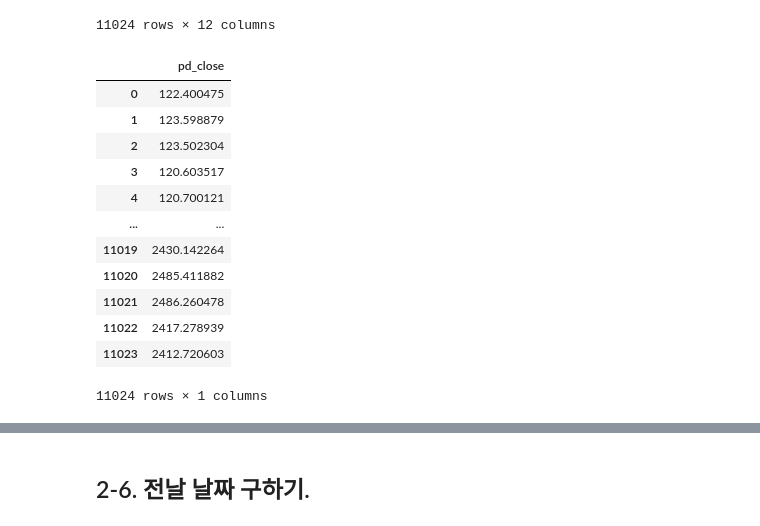
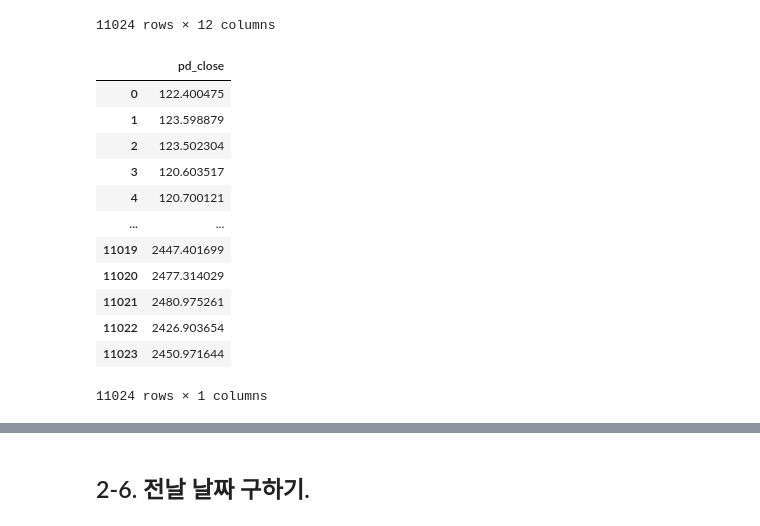
Before and after one commit to NohJeongKim/dacon-kospi, a Jupyter notebook: kospi.ipynb, the cells around one changed output, grey strips where cells are left out. Drawn from its saved outputs; the diff is of its cells as text; code cells hidden in the pictures.

```diff
--- a/kospi.ipynb
+++ b/kospi.ipynb
@@ -185,21 +185,21 @@ df_copy
 | 11023 | 2022-08-31 | 2472.05 | 2433.47 | 2473.75 | 2426.14 | 397290.0 | 0.0086 | 0.86 | 2022 | 8 | ... |
 11024 rows × 12 columns
 # %%
-pd_close=pd.DataFrame(df_copy["open"]/(1+df_copy["change"]))
+pd_close=pd.DataFrame(df_copy["close"]/(1+df_copy["change"]))
 pd_close.columns=["pd_close"] # columns 오류가 나면, 리스트를 넣어주면 됩니다. 그러면 오류가 해결할 수 있습니다.
-pd_close # 그 전날 종가를 의미합니다.
+pd_close # 그 전날 종가를 의미합니다. (전일 종가)
 # %% [output]
 |  | pd_close |
 | 0 | 122.400475 |
 | 1 | 123.598879 |
 | 2 | 123.502304 |
 | 3 | 120.603517 |
 | 4 | 120.700121 |
 | ... | ... |
-| 11019 | 2430.142264 |
-| 11020 | 2485.411882 |
-| 11021 | 2486.260478 |
-| 11022 | 2417.278939 |
-| 11023 | 2412.720603 |
+| 11019 | 2447.401699 |
+| 11020 | 2477.314029 |
+| 11021 | 2480.975261 |
+| 11022 | 2426.903654 |
+| 11023 | 2450.971644 |
 11024 rows × 1 columns
 # %%
```
Also changed, not shown: parts of 41 cells of this notebook, 11 other files.
